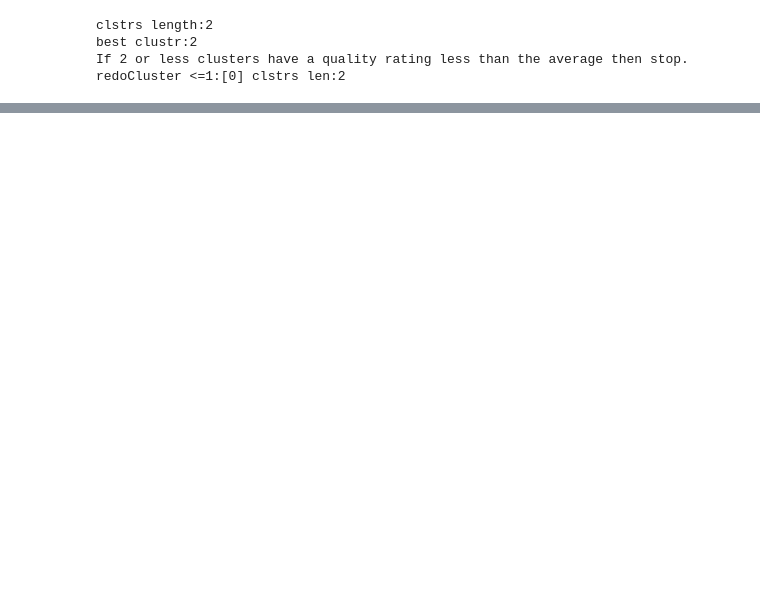
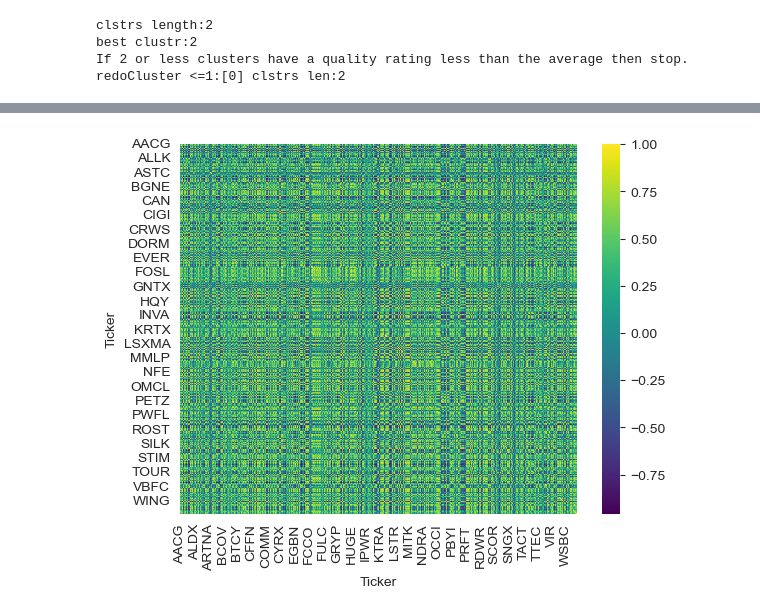
Before and after one commit to Tommylee1013/FinancialMachineLearning, a Jupyter notebook: Machine_learning_for_asset_managers/Clustering.ipynb, the cells around one changed output, grey strips where cells are left out. Cells and saved outputs as stored; diff of their text form; code cells hidden in the pictures; blank space fills up the shorter version.

```diff
--- a/Machine_learning_for_asset_managers/Clustering.ipynb
+++ b/Machine_learning_for_asset_managers/Clustering.ipynb
@@ -151,0 +154,4 @@ plt.show()
+# %%
+import FinanceDataReader as fdr
+
+df_NASDAQ = fdr.StockListing('NASDAQ')
@@ -151,0 +173,10 @@ plt.show()
+# %%
+import yfinance as yf
+start_date = datetime.datetime(2020, 1, 1)
+end_date = datetime.datetime(2024, 3, 7)
+
+prices = yf.download(
+    df_NASDAQ['Symbol'].values.tolist(),
+    start = start_date,
+    end = end_date
+)['Close']
@@ -151,0 +189,12 @@ plt.show()
+# %%
+prices.dropna(axis = 1, inplace = True)
+# %%
+sp500_corr = prices.corr()
+# %%
+sns.heatmap(
+    sp500_corr,
+    cmap = 'viridis'
+)
+plt.show()
+# %% [output]
+[figure, added]
```
Also changed, not shown: parts of 17 cells of this notebook.
